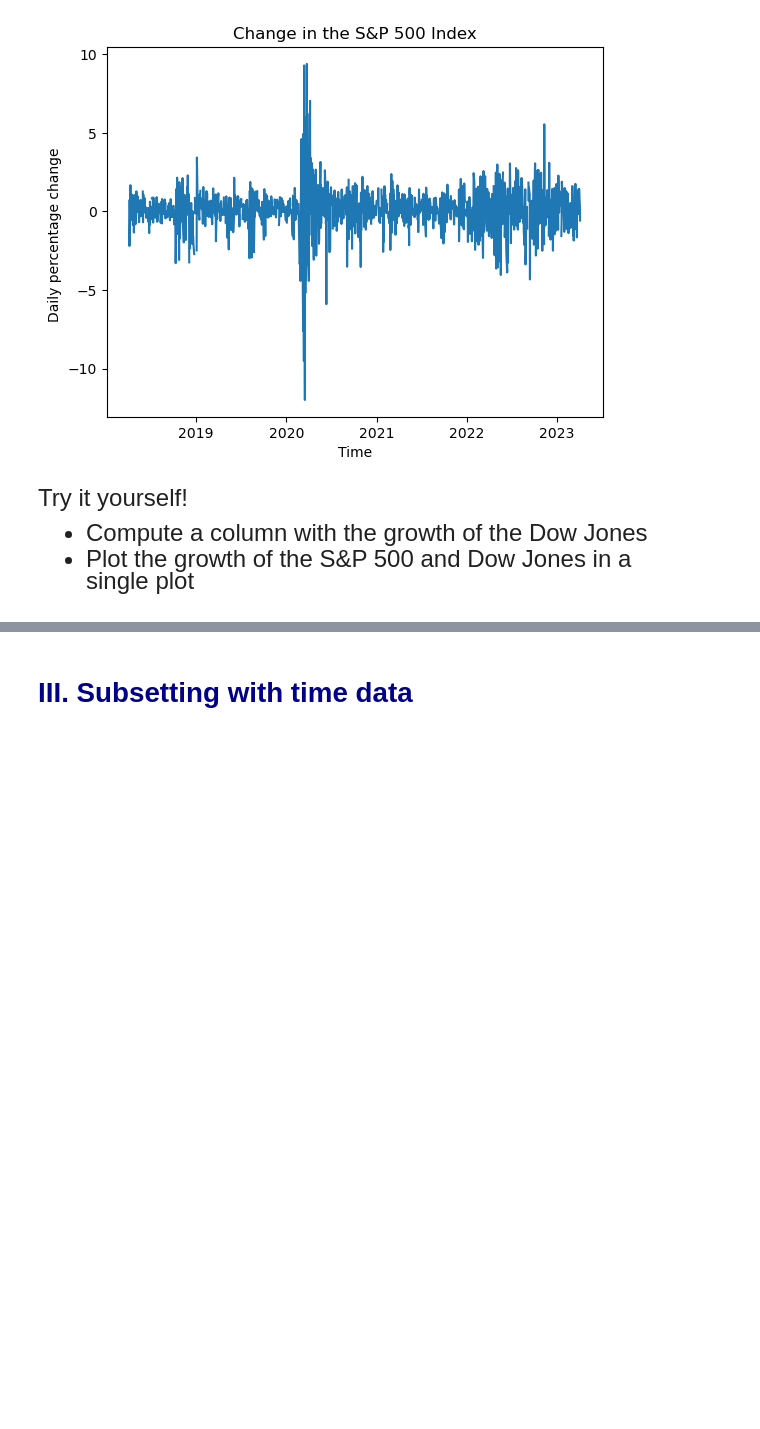
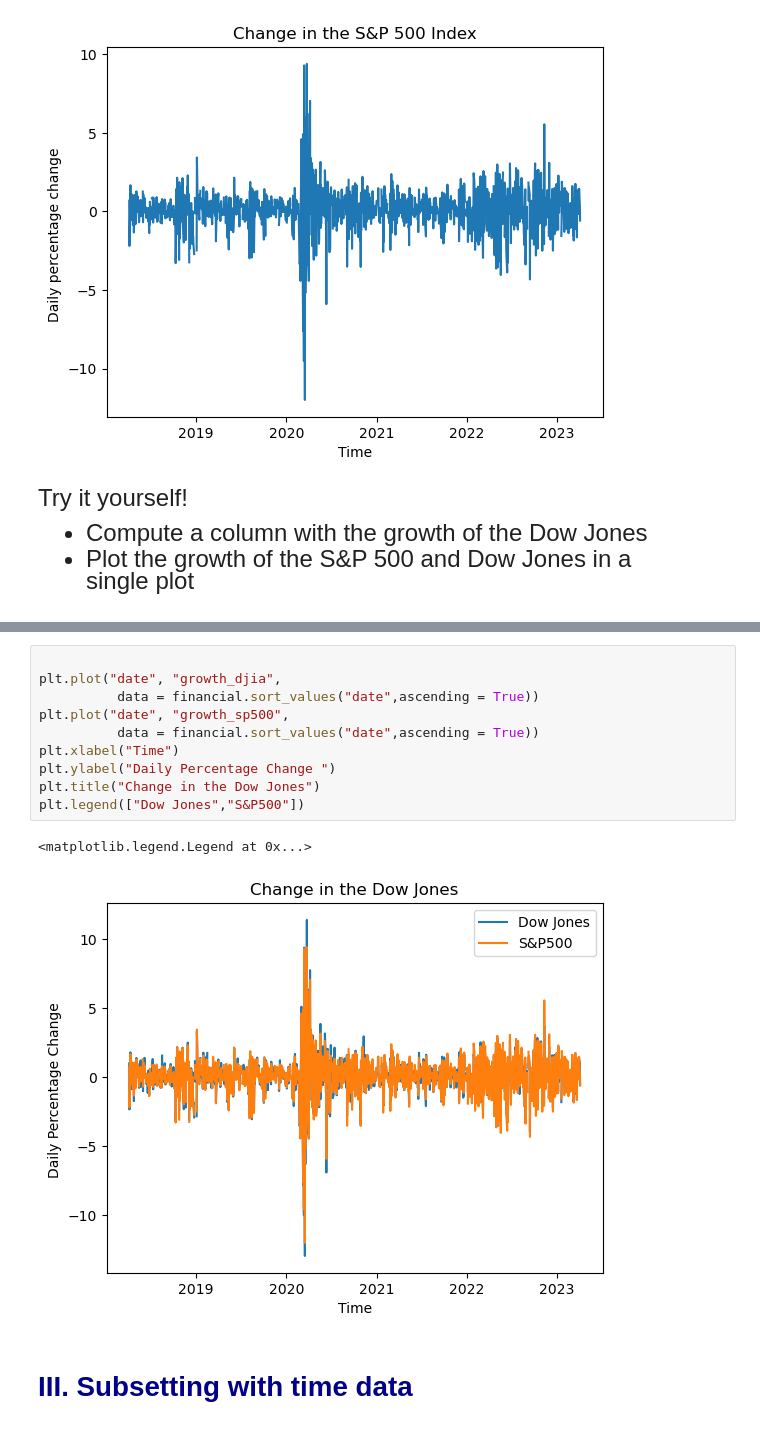
Before and after one commit to jadarro/qtm151_fall_2023, a Jupyter notebook: lecture_21/personal_lecture_21.ipynb, the cells around one changed output, grey strips where cells are left out. Saved outputs shown, nothing was run; the diff lists cells and outputs as text; blank space fills up the shorter version.

```diff
--- a/lecture_21/personal_lecture_21.ipynb
+++ b/lecture_21/personal_lecture_21.ipynb
@@ -131,3 +160,16 @@ single plot
+# %%
+
+plt.plot("date", "growth_djia",
+          data = financial.sort_values("date",ascending = True))
+plt.plot("date", "growth_sp500",
+          data = financial.sort_values("date",ascending = True))
+plt.xlabel("Time")
+plt.ylabel("Daily Percentage Change ")
+plt.title("Change in the Dow Jones")
+plt.legend(["Dow Jones","S&P500"])
+# %% [output]
+<matplotlib.legend.Legend at 0x...>
+[figure, added]
 # %% [markdown]
 # <span style="color:darkblue"> III. Subsetting with time data </span>
 # %% [markdown]
```
Also changed, not shown: parts of 6 cells of this notebook, 3 other files.
